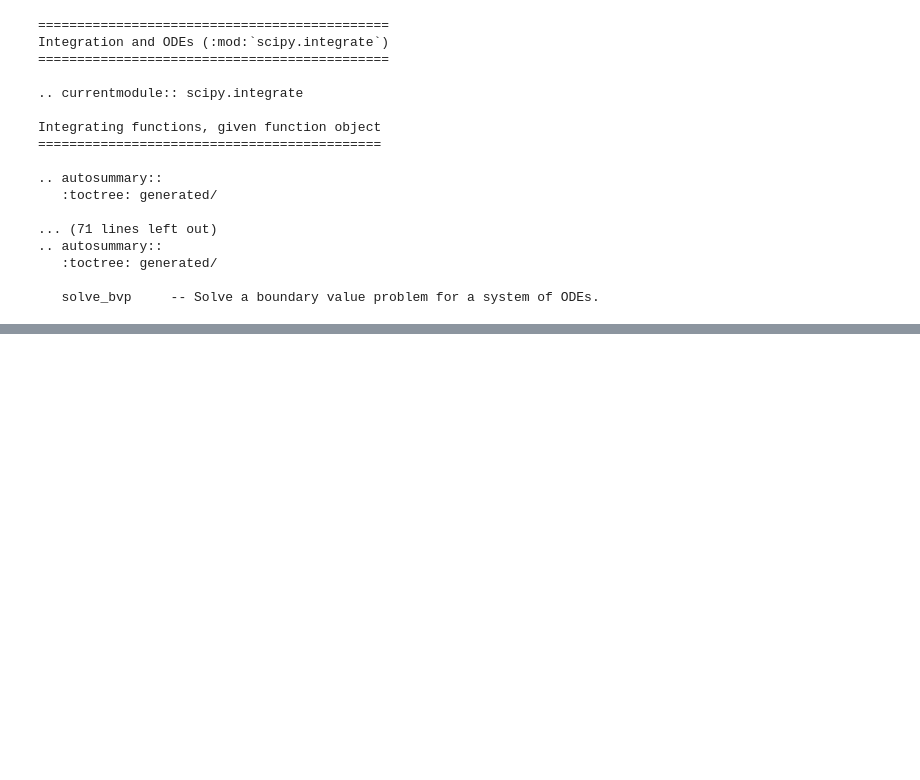
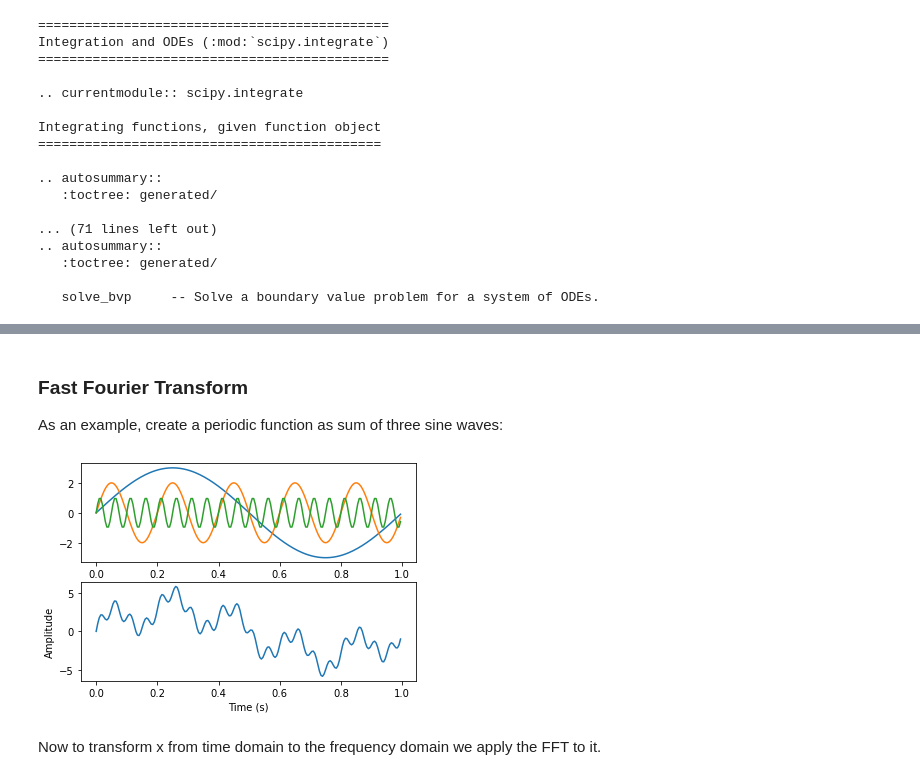
Before and after one commit to skacem/Learning-Machine-Learning, a Jupyter notebook: Scipy-Lecture-Notes/102_scipy.ipynb, the cells around one changed output, grey strips where cells are left out. Drawn from its saved outputs; the diff is of its cells as text; code cells hidden in the pictures; blank space fills up the shorter version.

```diff
--- a/Scipy-Lecture-Notes/102_scipy.ipynb
+++ b/Scipy-Lecture-Notes/102_scipy.ipynb
@@ -568,0 +577,33 @@ Integrating functions, given function object
+# %% [markdown]
+### Fast Fourier Transform
+
+As an example, create a periodic function as  sum of three sine waves:
+# %%
+freq_samp = 100
+
+# Time
+t = np.linspace(0, 1, freq_samp*2, endpoint=False)
+
+# Frequencies
+f1, f2, f3 = 1, 5, 20
+
+# Amplitudes
+A1, A2, A3 = 3, 2, 1
+
+x1 = A1 * np.sin(f1*2*np.pi*t)
+x2 = A2*np.sin(f2*2*np.pi*t)
+x3 = A3*np.sin(f3*2*np.pi*t)
+
+#Sum of waves
+x = x1+x2+x3
+# %%
+plt.subplot(2,1,1)
+plt.plot(t,x1,t,x2,t,x3)
+plt.subplot(2,1,2)
+plt.plot(t,x)
+plt.xlabel('Time (s)')
+plt.ylabel('Amplitude');
+# %% [output]
+[figure, added]
+# %% [markdown]
+Now to transform x from time domain to the frequency domain we apply the FFT to it.
```
Also changed, not shown: parts of 5 cells of this notebook.
